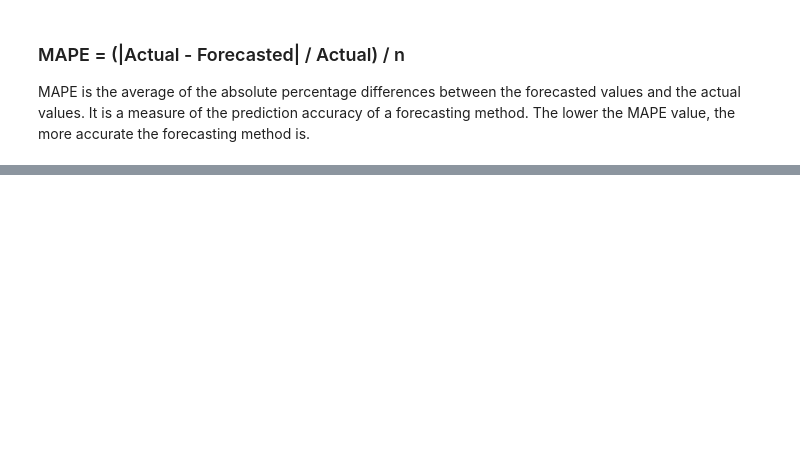
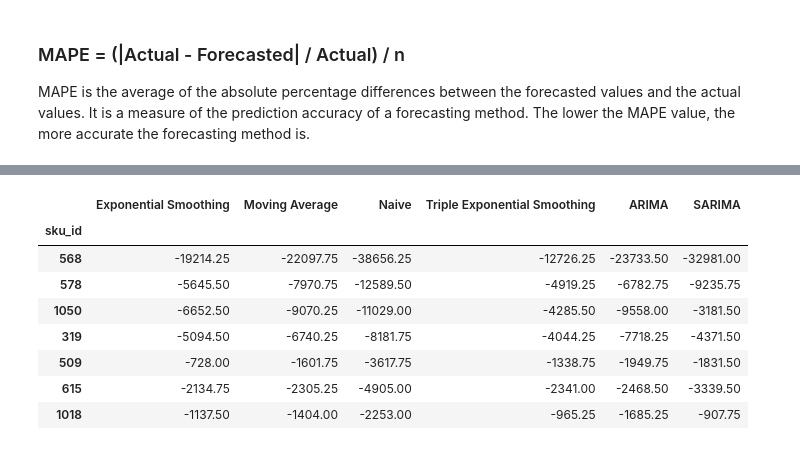
Before and after one commit to senaoz/MIS-492, a Jupyter notebook: models.ipynb, the cells around one changed output, grey strips where cells are left out. Cells and saved outputs as stored; diff of their text form; code cells hidden in the pictures; blank space fills up the shorter version.

```diff
--- a/models.ipynb
+++ b/models.ipynb
@@ -842,0 +1284,4 @@ plt.show()
+# %%
+triple_exponential_smoothing_forecast_monthly = pd.DataFrame(triple_exponential_smoothing_forecast_monthly)
+triple_exponential_smoothing_forecast_monthly.set_index('sku_id', inplace=True)
+triple_exponential_smoothing_forecast_monthly
@@ -842,0 +1507,14 @@ plt.show()
+# %%
+all_forecasts_bias_monthly = pd.concat([exponential_smoothing_forecast_monthly['bias'], moving_average_forecast_monthly['bias'], naive_forecast_monthly['bias'], triple_exponential_smoothing_forecast_monthly['bias'], arima_forecast_monthly['bias'], sarima_forecast_monthly['bias']], axis=1)
+all_forecasts_bias_monthly.columns = ['Exponential Smoothing', 'Moving Average', 'Naive', 'Triple Exponential Smoothing', 'ARIMA', 'SARIMA']
+all_forecasts_bias_monthly
+# %% [output]
+|  | Exponential Smoothing | Moving Average | Naive | Triple Exponential Smoothing | ARIMA | SARIMA |
+| sku_id |  |  |  |  |  |  |
+| 568 | -19214.25 | -22097.75 | -38656.25 | -12726.25 | -23733.50 | -32981.00 |
+| 578 | -5645.50 | -7970.75 | -12589.50 | -4919.25 | -6782.75 | -9235.75 |
+| 1050 | -6652.50 | -9070.25 | -11029.00 | -4285.50 | -9558.00 | -3181.50 |
+| 319 | -5094.50 | -6740.25 | -8181.75 | -4044.25 | -7718.25 | -4371.50 |
+| 509 | -728.00 | -1601.75 | -3617.75 | -1338.75 | -1949.75 | -1831.50 |
+| 615 | -2134.75 | -2305.25 | -4905.00 | -2341.00 | -2468.50 | -3339.50 |
+| 1018 | -1137.50 | -1404.00 | -2253.00 | -965.25 | -1685.25 | -907.75 |
```
Also changed, not shown: parts of 60 cells of this notebook.
